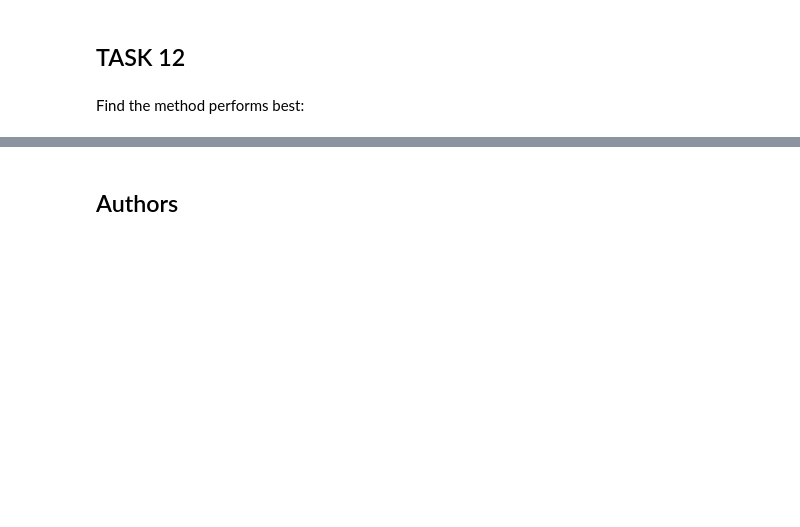
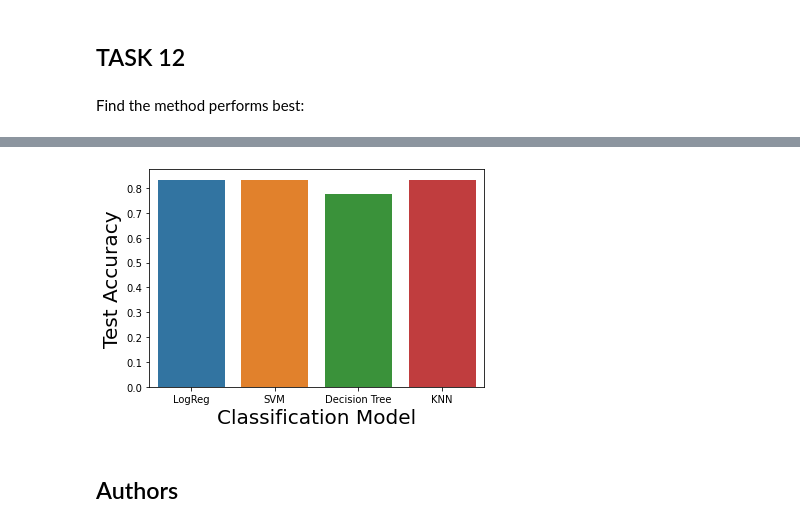
Before and after one commit to sharkgurl/IBM_Data_Science, a Jupyter notebook: applied_data_science_capstone/SpaceX Predictive Analysis.ipynb, the cells around one changed output, grey strips where cells are left out. Drawn from its saved outputs; the diff is of its cells as text; code cells hidden in the pictures; blank space fills up the shorter version.

```diff
--- a/applied_data_science_capstone/SpaceX Predictive Analysis.ipynb
+++ b/applied_data_science_capstone/SpaceX Predictive Analysis.ipynb
@@ -355,3 +376,15 @@ LogisticRegression	    0.8333
+# %%
+d2 = {'Classification Model': ['LogReg','SVM','Decision Tree','KNN'], 'Test Accuracy': [0.8333,0.8333,0.7777, 0.8333]}
+df2 = pd.DataFrame(data=d2)
+
+
+sns.barplot(y='Test Accuracy', x= 'Classification Model', data=df2)
+
+plt.xlabel("Classification Model",fontsize=20)
+plt.ylabel('Test Accuracy',fontsize=20)
+plt.show()
+# %% [output]
+[figure, added]
 # %% [markdown]
 ## Authors
 # %% [markdown]
```
Also changed, not shown: parts of 4 cells of this notebook.
